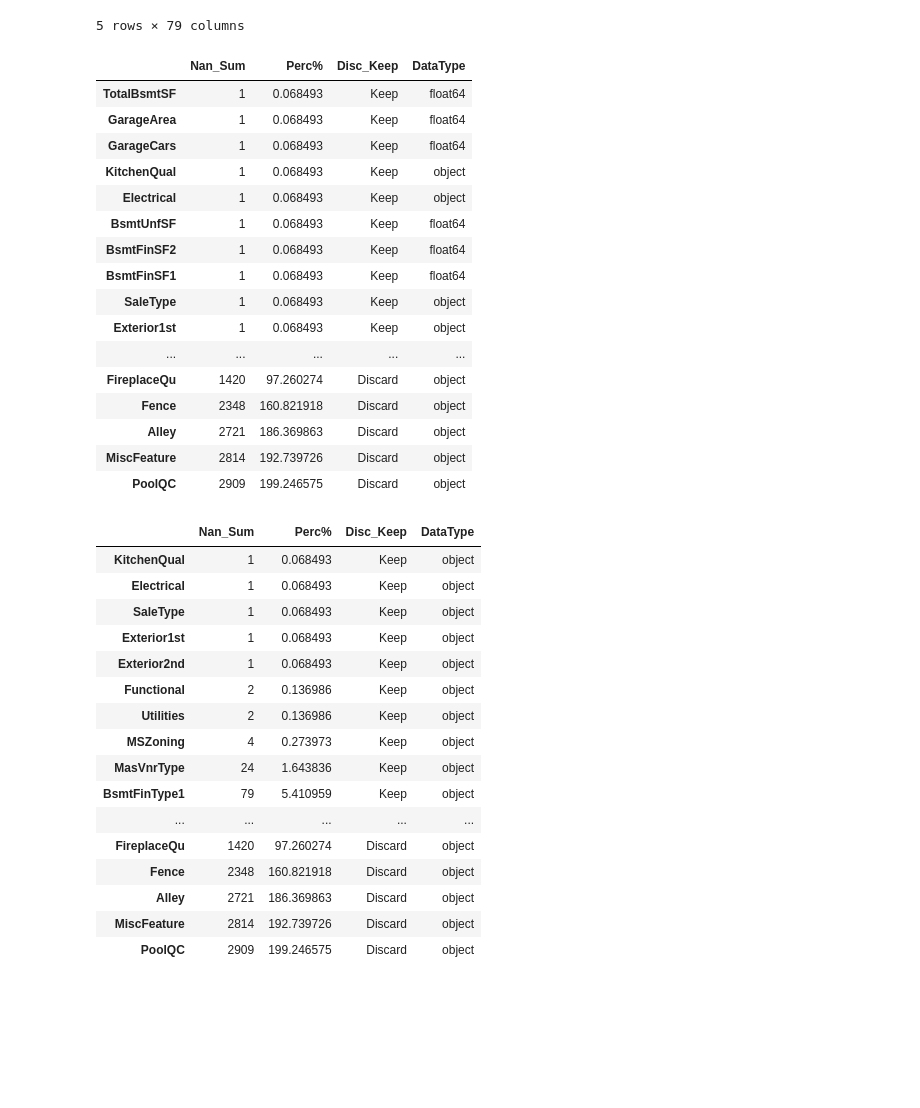
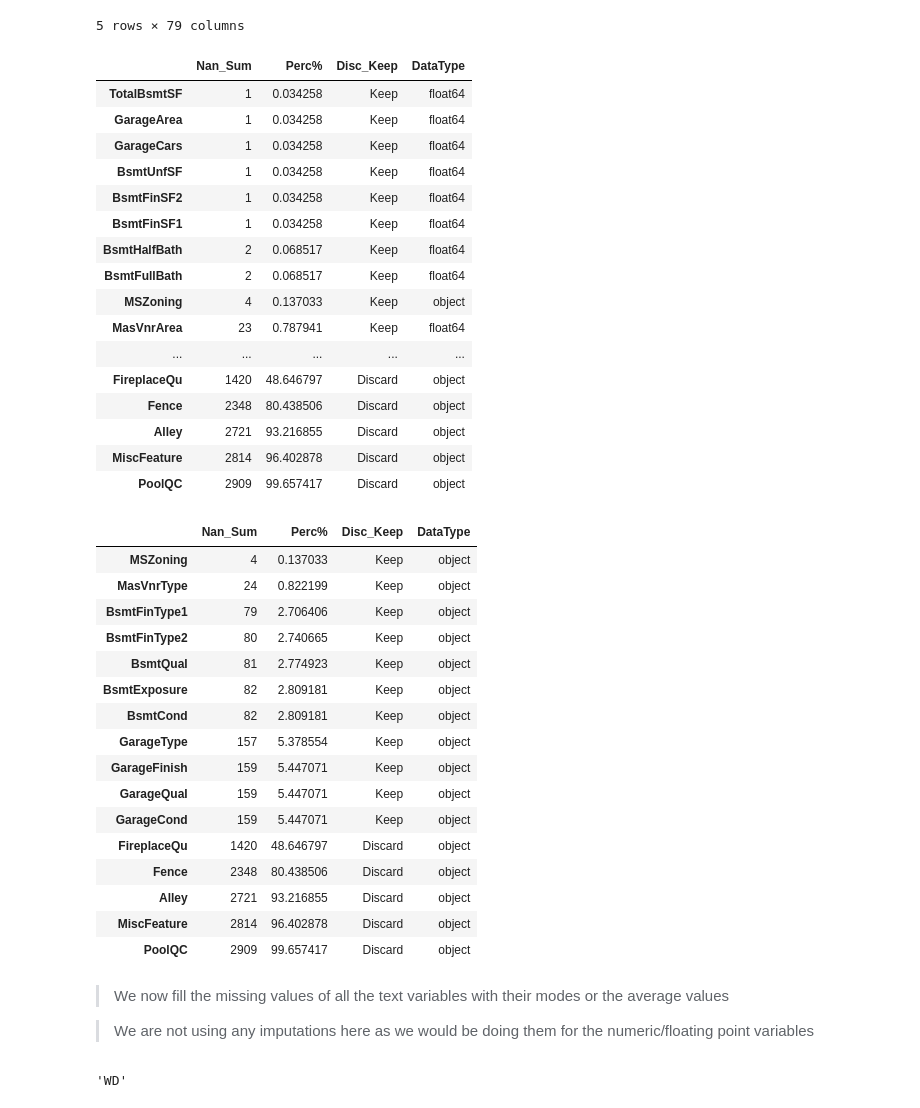
Before and after one commit to gopala-goyal/housing-prices-predictive-modelling, a Jupyter notebook: Housing_Prices_Prediction.ipynb, the cells around one changed output. Drawn from its saved outputs; the diff is of its cells as text; code cells hidden in the pictures; blank space fills up the shorter version.

```diff
--- a/Housing_Prices_Prediction.ipynb
+++ b/Housing_Prices_Prediction.ipynb
@@ -207,47 +207,51 @@ hp_tr_te.head()
 # %%
 #Checking NAN/Null values in data and creating a dataframe for future reference
 null_v = pd.DataFrame(hp_tr_te.isna().sum(),columns = ['Nan_Sum'])
-null_v['Perc%'] = (null_v['Nan_Sum']/1460)*100
+null_v['Perc%'] = (null_v['Nan_Sum']/len(hp_tr_te))*100
 null_v = null_v[null_v['Nan_Sum'] > 0]
 null_v = null_v.sort_values(by = ['Nan_Sum'])
 null_v['Disc_Keep'] = np.where(null_v['Perc%']>30,'Discard', 'Keep')
 null_v['DataType'] = hp_tr_te.dtypes
 null_v
 # %% [output]
 |  | Nan_Sum | Perc% | Disc_Keep | DataType |
-| TotalBsmtSF | 1 | 0.068493 | Keep | float64 |
-| GarageArea | 1 | 0.068493 | Keep | float64 |
-| GarageCars | 1 | 0.068493 | Keep | float64 |
-| KitchenQual | 1 | 0.068493 | Keep | object |
-| Electrical | 1 | 0.068493 | Keep | object |
-| BsmtUnfSF | 1 | 0.068493 | Keep | float64 |
-| BsmtFinSF2 | 1 | 0.068493 | Keep | float64 |
-| BsmtFinSF1 | 1 | 0.068493 | Keep | float64 |
-| SaleType | 1 | 0.068493 | Keep | object |
-| Exterior1st | 1 | 0.068493 | Keep | object |
+| TotalBsmtSF | 1 | 0.034258 | Keep | float64 |
+| GarageArea | 1 | 0.034258 | Keep | float64 |
+| GarageCars | 1 | 0.034258 | Keep | float64 |
+| BsmtUnfSF | 1 | 0.034258 | Keep | float64 |
+| BsmtFinSF2 | 1 | 0.034258 | Keep | float64 |
+| BsmtFinSF1 | 1 | 0.034258 | Keep | float64 |
+| BsmtHalfBath | 2 | 0.068517 | Keep | float64 |
+| BsmtFullBath | 2 | 0.068517 | Keep | float64 |
+| MSZoning | 4 | 0.137033 | Keep | object |
+| MasVnrArea | 23 | 0.787941 | Keep | float64 |
 | ... | ... | ... | ... | ... |
-| FireplaceQu | 1420 | 97.260274 | Discard | object |
-| Fence | 2348 | 160.821918 | Discard | object |
-| Alley | 2721 | 186.369863 | Discard | object |
-| MiscFeature | 2814 | 192.739726 | Discard | object |
-| PoolQC | 2909 | 199.246575 | Discard | object |
+| FireplaceQu | 1420 | 48.646797 | Discard | object |
+| Fence | 2348 | 80.438506 | Discard | object |
+| Alley | 2721 | 93.216855 | Discard | object |
+| MiscFeature | 2814 | 96.402878 | Discard | object |
+| PoolQC | 2909 | 99.657417 | Discard | object |
 # %%
 null_v[null_v['DataType'] == object]
 # %% [output]
 |  | Nan_Sum | Perc% | Disc_Keep | DataType |
-| KitchenQual | 1 | 0.068493 | Keep | object |
-| Electrical | 1 | 0.068493 | Keep | object |
-| SaleType | 1 | 0.068493 | Keep | object |
-| Exterior1st | 1 | 0.068493 | Keep | object |
-| Exterior2nd | 1 | 0.068493 | Keep | object |
-| Functional | 2 | 0.136986 | Keep | object |
-| Utilities | 2 | 0.136986 | Keep | object |
-| MSZoning | 4 | 0.273973 | Keep | object |
-| MasVnrType | 24 | 1.643836 | Keep | object |
-| BsmtFinType1 | 79 | 5.410959 | Keep | object |
-| ... | ... | ... | ... | ... |
-| FireplaceQu | 1420 | 97.260274 | Discard | object |
-| Fence | 2348 | 160.821918 | Discard | object |
-| Alley | 2721 | 186.369863 | Discard | object |
-| MiscFeature | 2814 | 192.739726 | Discard | object |
-| PoolQC | 2909 | 199.246575 | Discard | object |
+| MSZoning | 4 | 0.137033 | Keep | object |
+| MasVnrType | 24 | 0.822199 | Keep | object |
+| BsmtFinType1 | 79 | 2.706406 | Keep | object |
+| BsmtFinType2 | 80 | 2.740665 | Keep | object |
+| BsmtQual | 81 | 2.774923 | Keep | object |
+| BsmtExposure | 82 | 2.809181 | Keep | object |
+| BsmtCond | 82 | 2.809181 | Keep | object |
+| GarageType | 157 | 5.378554 | Keep | object |
+| GarageFinish | 159 | 5.447071 | Keep | object |
+| GarageQual | 159 | 5.447071 | Keep | object |
+| GarageCond | 159 | 5.447071 | Keep | object |
+| FireplaceQu | 1420 | 48.646797 | Discard | object |
+| Fence | 2348 | 80.438506 | Discard | object |
+| Alley | 2721 | 93.216855 | Discard | object |
+| MiscFeature | 2814 | 96.402878 | Discard | object |
+| PoolQC | 2909 | 99.657417 | Discard | object |
+# %% [markdown]
+> We now fill the missing values of all the text variables with their modes or the average values
+
+> We are not using any imputations here as we would be doing them for the numeric/floating point variables
@@ -253,0 +266,4 @@ null_v[null_v['DataType'] == object]
+# %%
+hp_tr_te['SaleType'].mode()[0]
+# %% [output]
+'WD'
```
Also changed, not shown: parts of 1 cell of this notebook.
